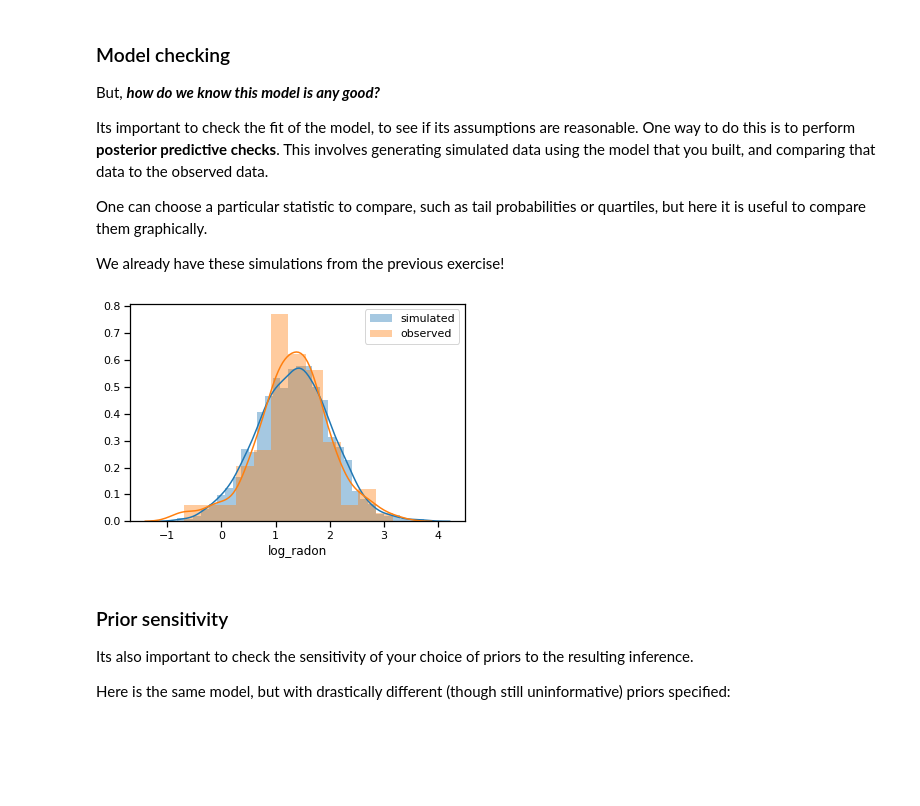
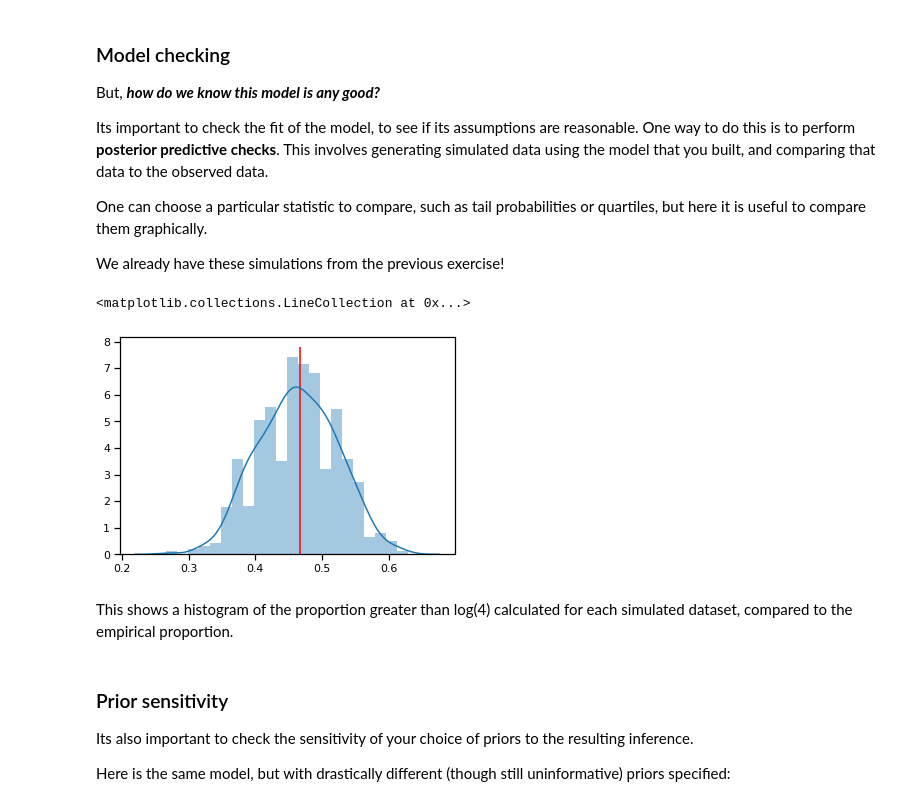
Before and after one commit to fonnesbeck/mcmc_pydata_london_2019, a Jupyter notebook: notebooks/1-Introduction_to_PyMC3.ipynb, the cells around one changed output. Drawn from its saved outputs; the diff is of its cells as text; code cells hidden in the pictures; blank space fills up the shorter version.

```diff
--- a/notebooks/1-Introduction_to_PyMC3.ipynb
+++ b/notebooks/1-Introduction_to_PyMC3.ipynb
@@ -287 +282,6 @@ radon_samples = Normal.dist(mus, sigmas).random()
+# %%
+from pymc3 import sample_posterior_predictive
+
+with radon_model:
+    pp_samples = sample_posterior_predictive(samples, 1000)
 # %%
@@ -300,12 +300,15 @@ Its important to check the fit of the model, to see if its assumptions are reaso
 One can choose a particular statistic to compare, such as tail probabilities or quartiles, but here it is useful to compare them graphically.
 
 We already have these simulations from the previous exercise!
-# %%
-sns.distplot(radon_samples, label='simulated')
-sns.distplot(hennepin_radon, label='observed')
-plt.legend();
-# %% [output]
-[figure, removed]
+# %%
+p_thresh = [(sample>np.log(4)).mean() for sample in pp_samples['dist']]
+ax = sns.distplot(p_thresh)
+ax.vlines((hennepin_radon>np.log(4)).mean(), *ax.get_ylim(), color='r')
+# %% [output]
+<matplotlib.collections.LineCollection at 0x...>
+[figure, added]
+# %% [markdown]
+This shows a histogram of the proportion greater than log(4) calculated for each simulated dataset, compared to the empirical proportion.
 # %% [markdown]
 ### Prior sensitivity
 
```
Also changed, not shown: parts of 9 cells of this notebook.
